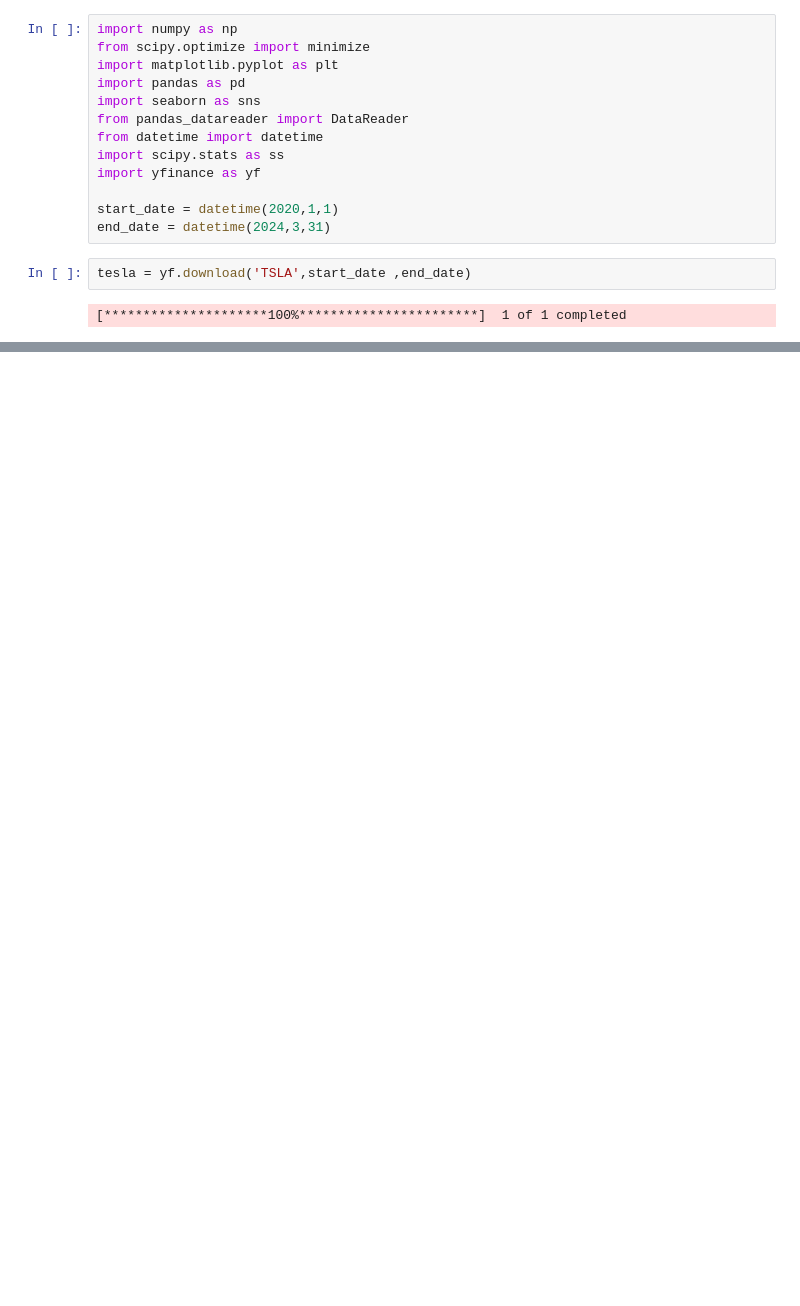
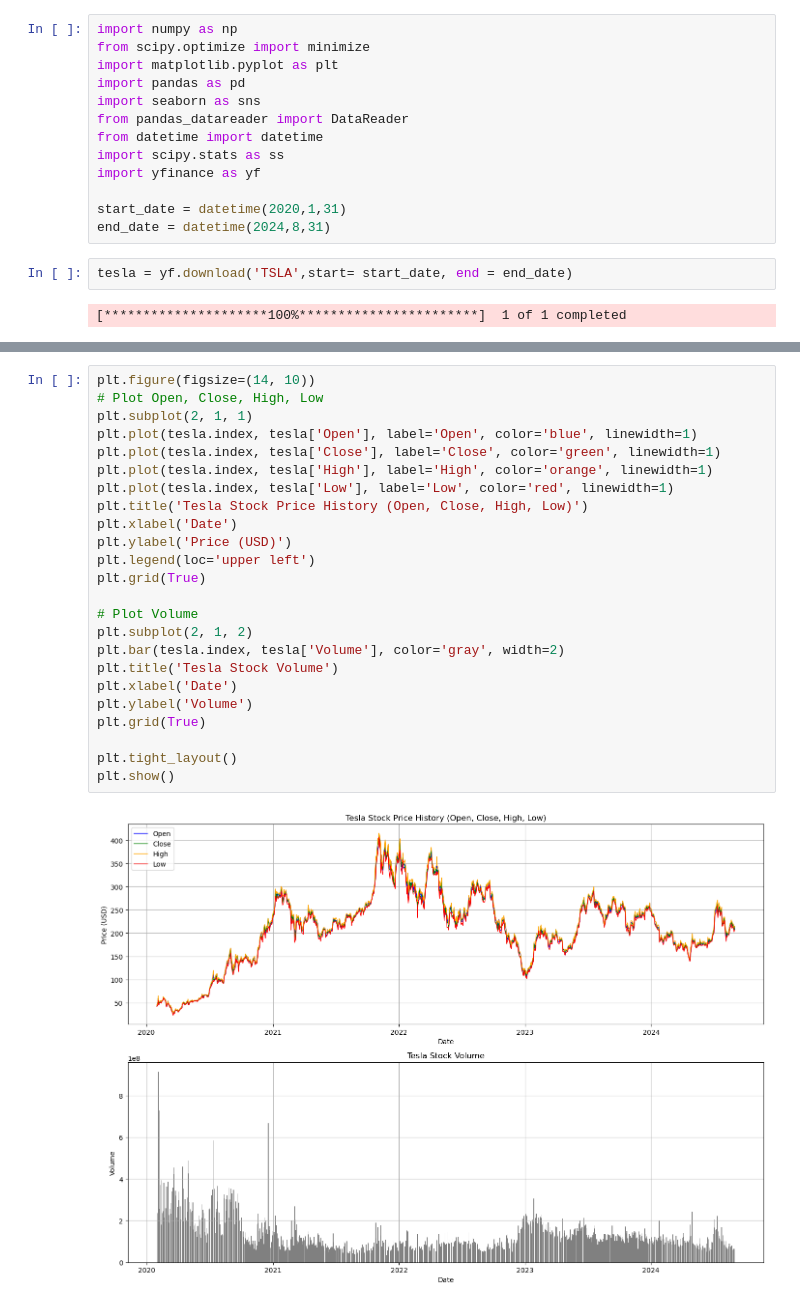
Before and after one commit to sahanajprakash/INFO6105, a Jupyter notebook: Assignment1/Team-TESLA-Assignment1.ipynb, the cells around one changed output, grey strips where cells are left out. Drawn from its saved outputs; the diff is of its cells as text; blank space fills up the shorter version.

```diff
--- a/Assignment1/Team-TESLA-Assignment1.ipynb
+++ b/Assignment1/Team-TESLA-Assignment1.ipynb
@@ -9,10 +11,10 @@ from datetime import datetime
 import scipy.stats as ss
 import yfinance as yf
 
-start_date = datetime(2020,1,1)
-end_date = datetime(2024,3,31)
+start_date = datetime(2020,1,31)
+end_date = datetime(2024,8,31)
 # %%
-tesla = yf.download('TSLA',start_date ,end_date)
+tesla = yf.download('TSLA',start= start_date, end = end_date)
 # %% [output]
 [*********************100%***********************]  1 of 1 completed
 # %%
@@ -33,0 +49,26 @@ memory usage: 3.3 KB
+# %%
+plt.figure(figsize=(14, 10))
+# Plot Open, Close, High, Low
+plt.subplot(2, 1, 1)
+plt.plot(tesla.index, tesla['Open'], label='Open', color='blue', linewidth=1)
+plt.plot(tesla.index, tesla['Close'], label='Close', color='green', linewidth=1)
+plt.plot(tesla.index, tesla['High'], label='High', color='orange', linewidth=1)
+plt.plot(tesla.index, tesla['Low'], label='Low', color='red', linewidth=1)
+plt.title('Tesla Stock Price History (Open, Close, High, Low)')
+plt.xlabel('Date')
+plt.ylabel('Price (USD)')
+plt.legend(loc='upper left')
+plt.grid(True)
+
+# Plot Volume
+plt.subplot(2, 1, 2)
+plt.bar(tesla.index, tesla['Volume'], color='gray', width=2)
+plt.title('Tesla Stock Volume')
+plt.xlabel('Date')
+plt.ylabel('Volume')
+plt.grid(True)
+
+plt.tight_layout()
+plt.show()
+# %% [output]
+[figure, added]
```
Also changed, not shown: parts of 16 cells of this notebook, 2 other files.
